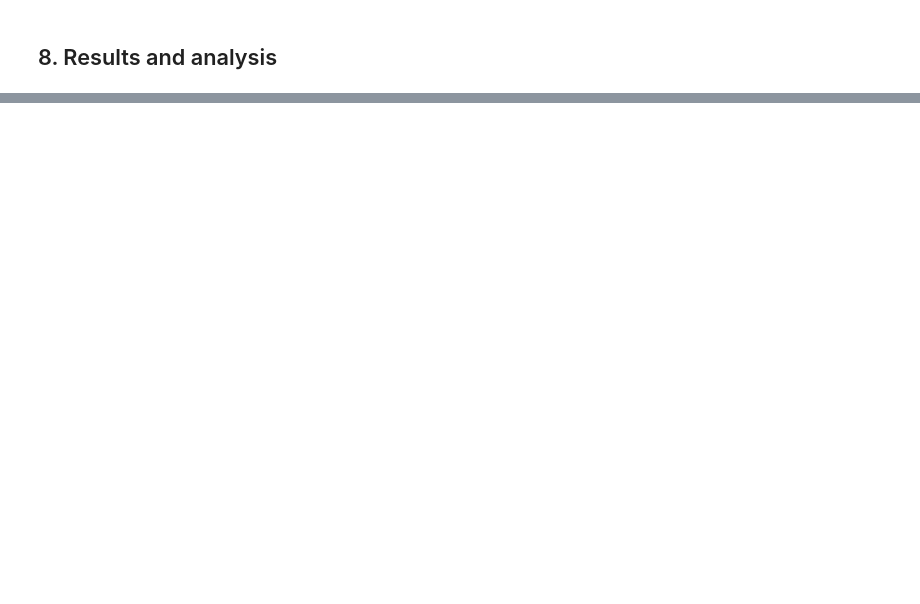
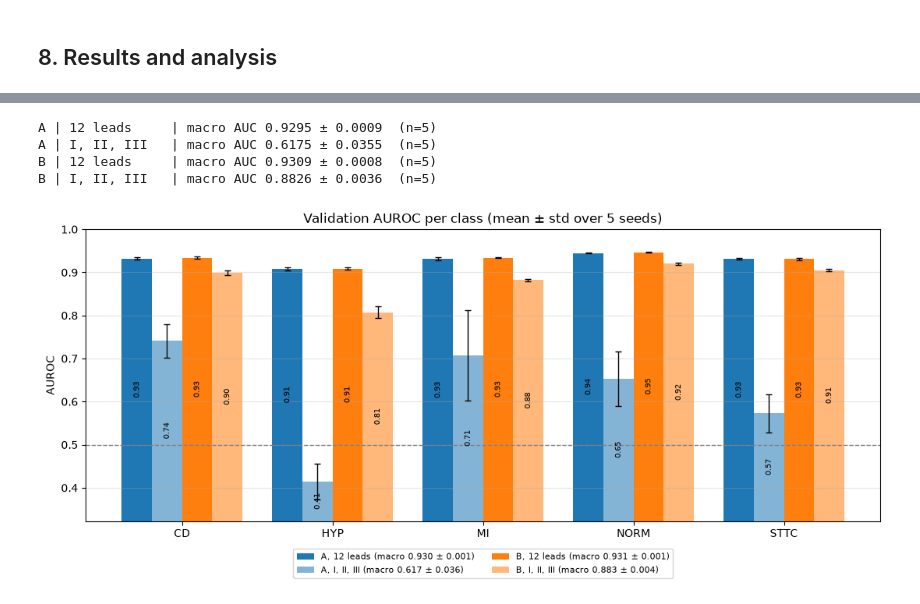
Before and after one commit to theojohnhenry/DML-project, a Jupyter notebook: ProjectNotebook.ipynb, the cells around one changed output, grey strips where cells are left out. Cells and saved outputs as stored; diff of their text form; code cells hidden in the pictures; blank space fills up the shorter version.

```diff
--- a/ProjectNotebook.ipynb
+++ b/ProjectNotebook.ipynb
@@ -217,6 +217,10 @@ torch.Size([64, 12, 1000]) torch.float32 torch.Size([64, 5]) torch.float32
 device = "cuda" if torch.cuda.is_available() else "cpu"
 print("Using device:", device)
 
+MODEL_DIR = Path("models")
+
+RESULTS_DIR = Path("results")
+
 LEADS = ["I", "II", "III", "aVR", "aVL", "aVF", "V1", "V2", "V3", "V4", "V5", "V6"]
 THREE_LEAD = [0, 1, 2]   # I, II, III
 # %% [output]
@@ -451,3 +455,9 @@ def plot_per_class_auc(results, class_names=CLASS_NAMES, title=None):
         ax.set_title(title)
     fig.tight_layout()
     return fig
+# %%
+def load_model(name, seed, tag="60epoch"):
+    model = ECGNet().to(device)
+    model.load_state_dict(torch.load(MODEL_DIR / f"model{name}_{tag}_seed{seed}.pt",
+                                     map_location=device))
+    return model
@@ -454,3 +497,30 @@ def plot_per_class_auc(results, class_names=CLASS_NAMES, title=None):
+# %%
+def collect_seed_results(variants, seeds, loader, tag="60epoch", conditions=CONDITIONS):
+    """Returns dict (variant, condition) -> {
+         "per_class": array (n_seeds, n_classes),
+         "macro":     array (n_seeds,),
+         "runs":      list of evaluate outputs, one per seed }"""
+    out = {}
+    for name in variants:
+        for seed in seeds:
+            model = load_model(name, seed, tag)
+            for c_name, keep in conditions.items():
+                r = evaluate(model, loader, keep_leads=keep)
+                entry = out.setdefault((name, c_name),
+                                       {"per_class": [], "macro": [], "runs": []})
+                entry["per_class"].append(roc_auc_score(r["targets"], r["probs"], average=None))
+                entry["macro"].append(r["auc"])
+                entry["runs"].append(r)
+    for entry in out.values():
+        entry["per_class"] = np.array(entry["per_class"])
+        entry["macro"] = np.array(entry["macro"])
+    return out
+
+
+def print_seed_summary(seed_results):
+    for (name, cond), e in seed_results.items():
+        m = e["macro"]
+        print(f"{name} | {cond:<12} | macro AUC {m.mean():.4f} ± {m.std(ddof=1):.4f}  (n={len(m)})")
 # %% [markdown]
 ## 6. Sanity check on model functionality
 # %% [markdown]
@@ -527,0 +689,13 @@ B (placeholder) | I, II, III   | macro AUC 0.6500
+# %%
+seed_results_val = collect_seed_results(["A", "B"], range(5), val_loader)
+save_results(seed_results_val, RESULTS_DIR / "seed_results_val.pkl")
+
+print_seed_summary(seed_results_val)
+fig = plot_per_class_auc_seeds(seed_results_val,
+                               title="Validation AUROC per class (mean ± std over 5 seeds)")
+# %% [output]
+A | 12 leads     | macro AUC 0.9295 ± 0.0009  (n=5)
+A | I, II, III   | macro AUC 0.6175 ± 0.0355  (n=5)
+B | 12 leads     | macro AUC 0.9309 ± 0.0008  (n=5)
+B | I, II, III   | macro AUC 0.8826 ± 0.0036  (n=5)
+[figure, added]
```
Also changed, not shown: parts of 18 cells of this notebook, 26 other files.
